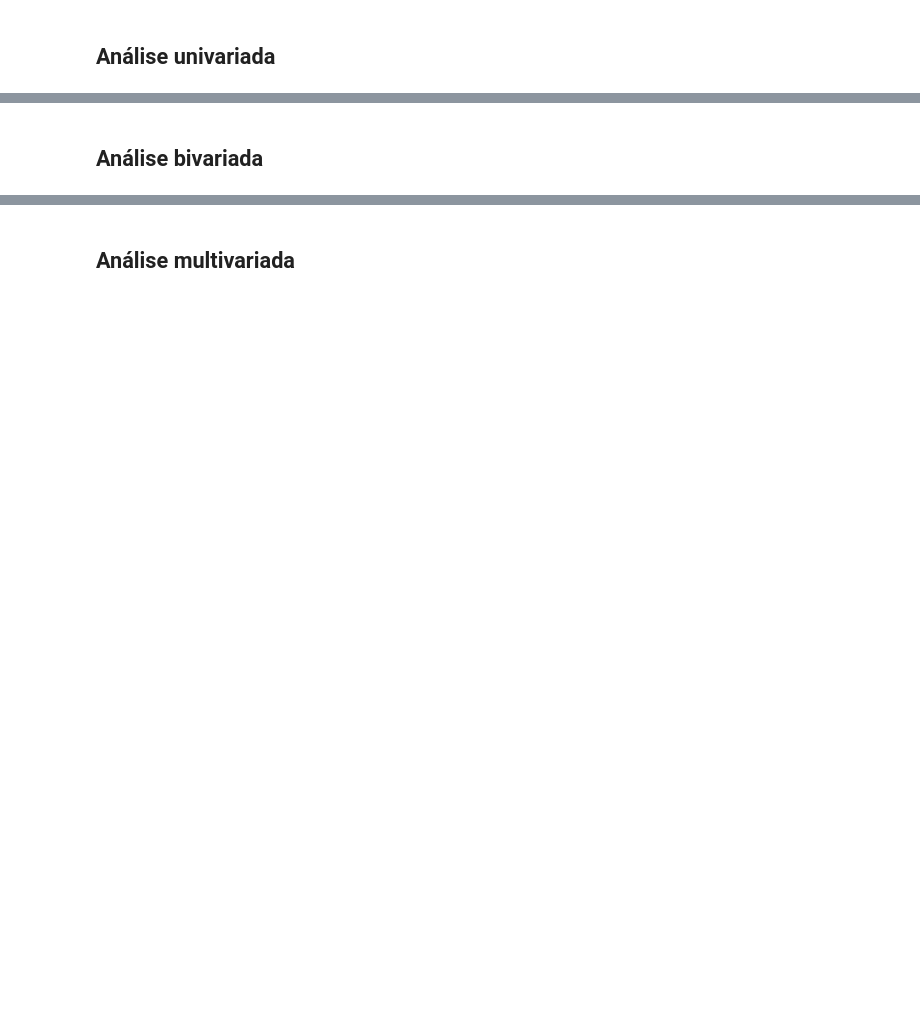
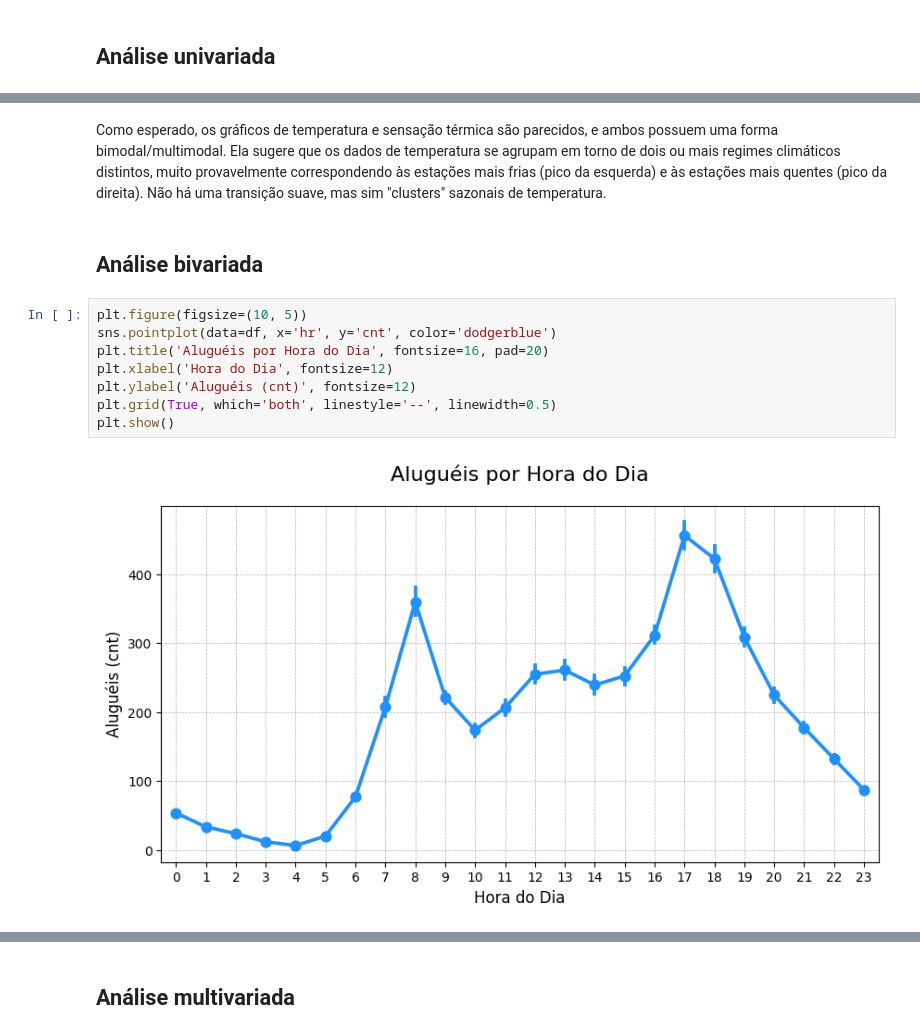
Before and after one commit to kelvinleandro/bike-demand-analysis, a Jupyter notebook: notebooks/01-exploratory-data-analysis.ipynb, the cells around one changed output, grey strips where cells are left out. Cells and saved outputs as stored; diff of their text form; blank space fills up the shorter version.

```diff
--- a/notebooks/01-exploratory-data-analysis.ipynb
+++ b/notebooks/01-exploratory-data-analysis.ipynb
@@ -173,2 +284,14 @@ print(f"\nTamanho do DataFrame após a limpeza: {df.shape[0]} linhas")
+# %% [markdown]
+Como esperado, os gráficos de temperatura e sensação térmica são parecidos, e ambos possuem uma forma bimodal/multimodal. Ela sugere que os dados de temperatura se agrupam em torno de dois ou mais regimes climáticos distintos, muito provavelmente correspondendo às estações mais frias (pico da esquerda) e às estações mais quentes (pico da direita). Não há uma transição suave, mas sim "clusters" sazonais de temperatura.
 # %% [markdown]
 ## Análise bivariada
+# %%
+plt.figure(figsize=(10, 5))
+sns.pointplot(data=df, x='hr', y='cnt', color='dodgerblue')
+plt.title('Aluguéis por Hora do Dia', fontsize=16, pad=20)
+plt.xlabel('Hora do Dia', fontsize=12)
+plt.ylabel('Aluguéis (cnt)', fontsize=12)
+plt.grid(True, which='both', linestyle='--', linewidth=0.5)
+plt.show()
+# %% [output]
+[figure, added]
```
Also changed, not shown: parts of 19 cells of this notebook, 1 other file.
